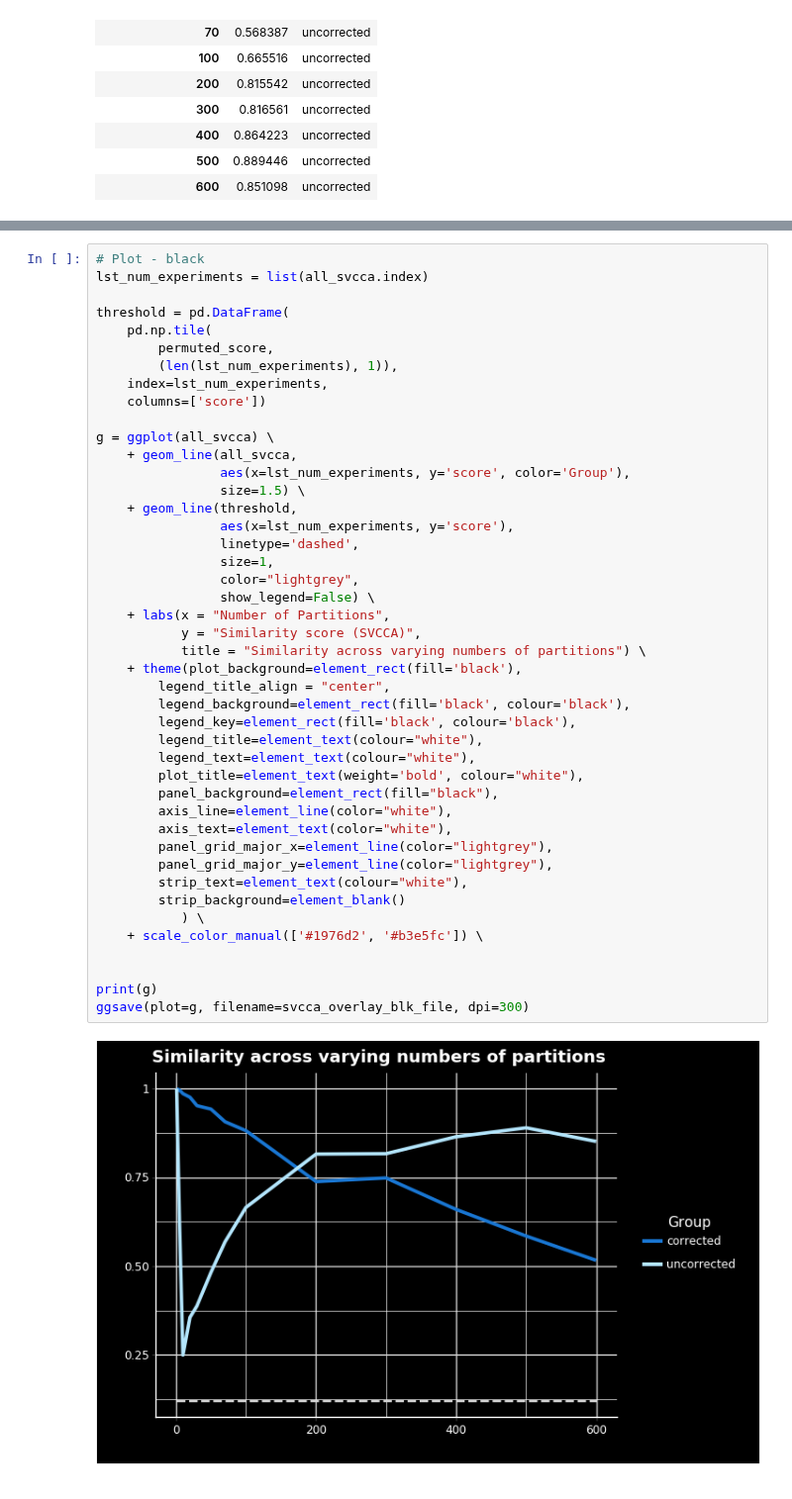
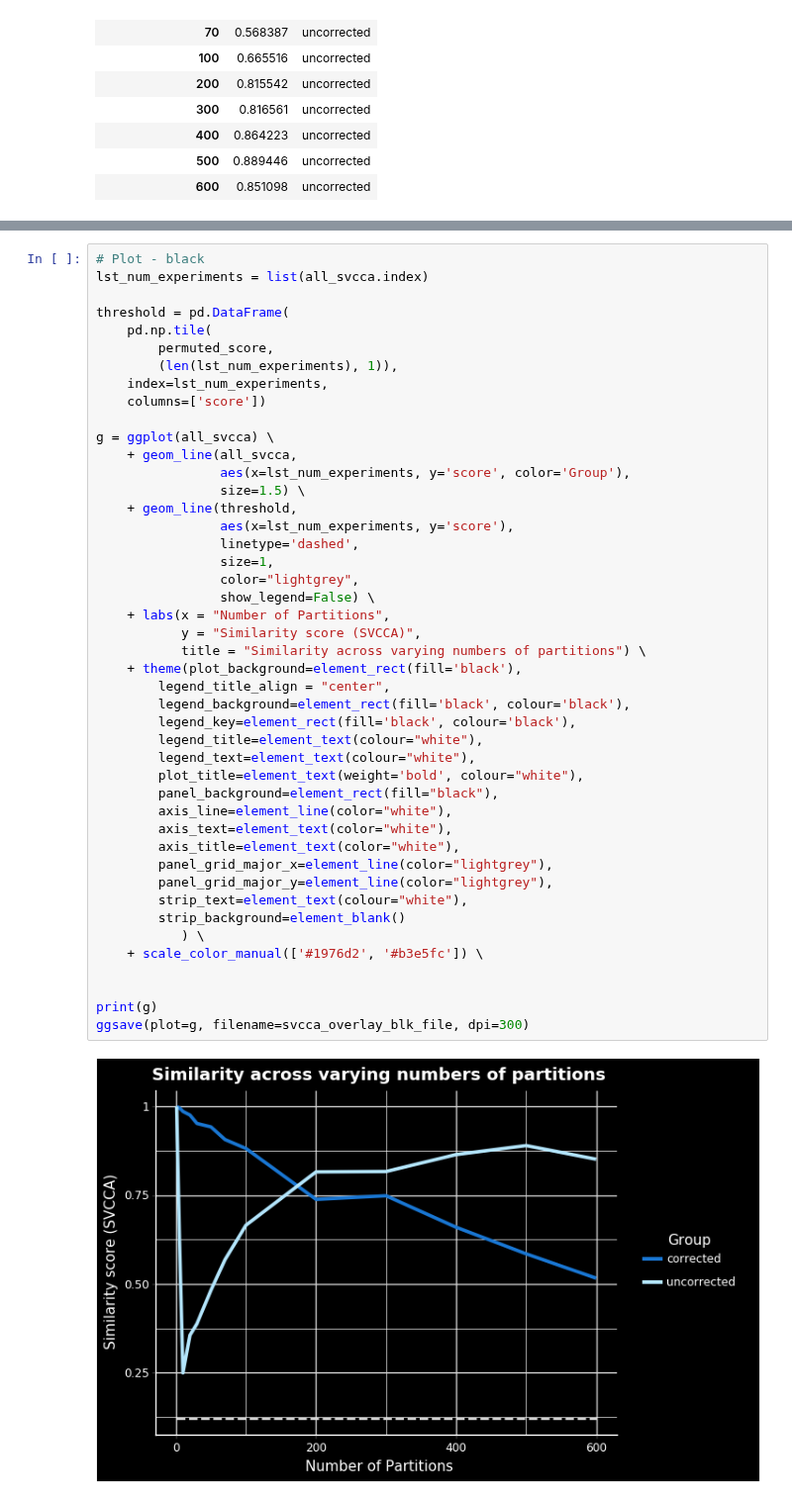
Before and after one commit to greenelab/simulate-expression-compendia, a Jupyter notebook: scripts/analysis_1/5_create_figs.ipynb, the cells around one changed output, grey strips where cells are left out. Shown at 99% size. Drawn from its saved outputs; the diff is of its cells as text.

```diff
--- a/scripts/analysis_1/5_create_figs.ipynb
+++ b/scripts/analysis_1/5_create_figs.ipynb
@@ -222,31 +236,32 @@ g = ggplot(all_svcca) \
     + geom_line(threshold,
                 aes(x=lst_num_experiments, y='score'),
                 linetype='dashed',
                 size=1,
                 color="lightgrey",
                 show_legend=False) \
     + labs(x = "Number of Partitions",
            y = "Similarity score (SVCCA)",
            title = "Similarity across varying numbers of partitions") \
     + theme(plot_background=element_rect(fill='black'),
         legend_title_align = "center",
         legend_background=element_rect(fill='black', colour='black'),
         legend_key=element_rect(fill='black', colour='black'),
         legend_title=element_text(colour="white"),
         legend_text=element_text(colour="white"),
         plot_title=element_text(weight='bold', colour="white"),
         panel_background=element_rect(fill="black"),
         axis_line=element_line(color="white"),
         axis_text=element_text(color="white"),
+        axis_title=element_text(color="white"),
         panel_grid_major_x=element_line(color="lightgrey"),
         panel_grid_major_y=element_line(color="lightgrey"),
         strip_text=element_text(colour="white"),
         strip_background=element_blank()
            ) \
     + scale_color_manual(['#1976d2', '#b3e5fc']) \
 
 
 print(g)
 ggsave(plot=g, filename=svcca_overlay_blk_file, dpi=300)
 # %% [output]
-[figure, old version]
+[figure, new version]
```
Also changed, not shown: parts of 6 cells of this notebook, 10 other files.
